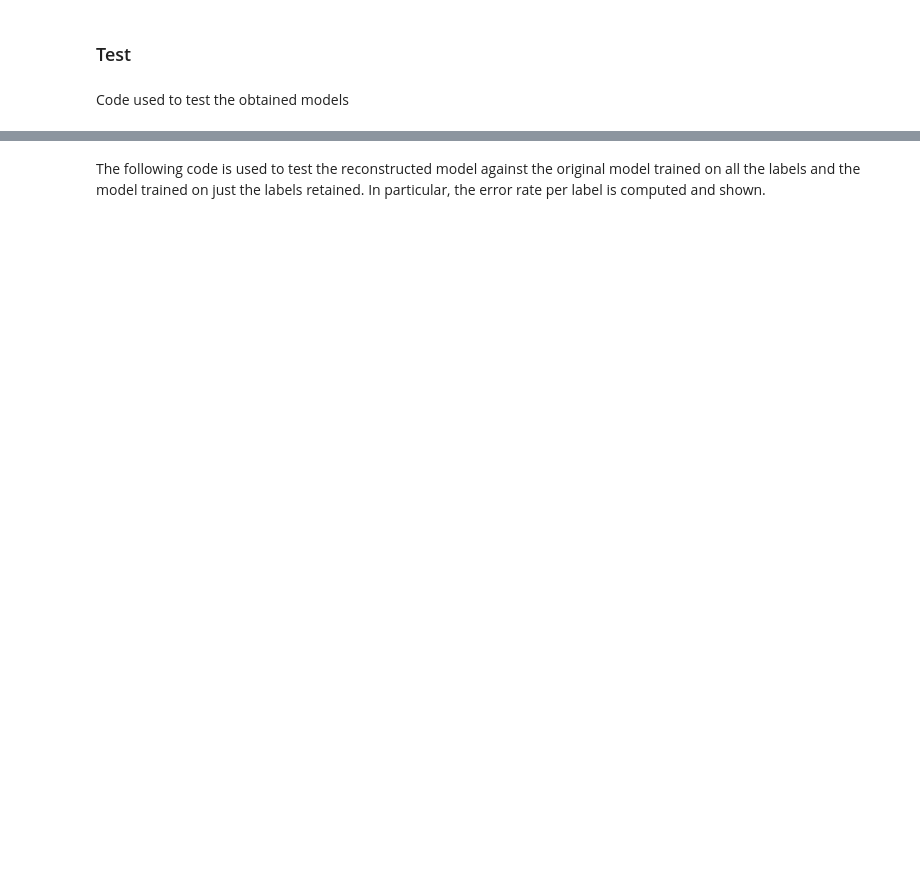
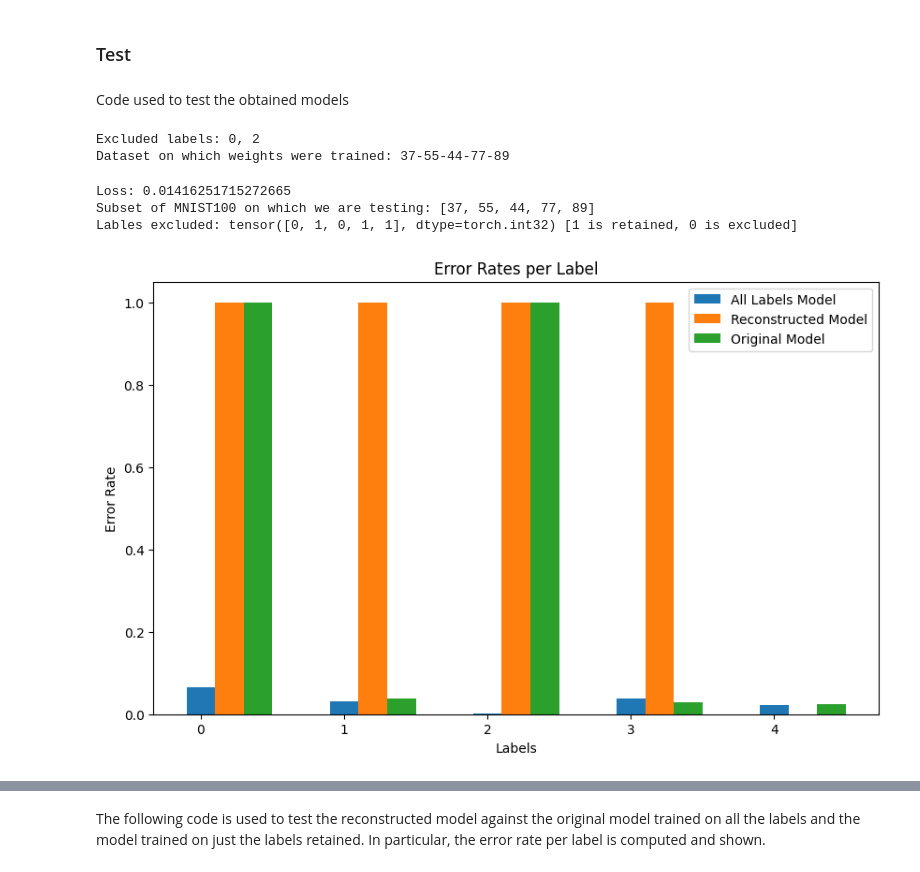
Before and after one commit to palmaaaa/AML, a Jupyter notebook: Practice/practice.ipynb, the cells around one changed output, grey strips where cells are left out. Drawn from its saved outputs; the diff is of its cells as text; code cells hidden in the pictures; blank space fills up the shorter version.

```diff
--- a/Practice/practice.ipynb
+++ b/Practice/practice.ipynb
@@ -1671,3 +1705,7 @@ dataset = WeightsDataset("dataset/model_weights", "dataset/results.xlsx", TinyCN
+# %%
+n_nodes = train_dataset[0][1].x.shape[0]
+n_edges = train_dataset[0][1].edge_attr.shape[0]
+len_excluded_labels = len(train_dataset[0][2])
 # %% [markdown]
 We had to define our custom collate_fn because of the *batch graph*. We could have used the Dataloader defined by torch geometric, but we have to return also other things and not only the batched graphs
 # %%
@@ -1682,7 +1720,8 @@ def collate_fn(batch):
 
     return batched_weights, batched_graphs, excluded_labels
 
-dataloader = DataLoader(dataset, batch_size=4, shuffle=True, collate_fn=collate_fn)
+train_dataloader = DataLoader(train_dataset, batch_size=8, shuffle=True, collate_fn=collate_fn)
+val_dataloader = DataLoader(val_dataset, batch_size=8, shuffle=True, collate_fn=collate_fn)
 # %% [markdown]
 ### Model
 # %% [markdown]
@@ -1834,7 +1887,7 @@ class WeightsReconstructor(nn.Module):
     return x
 # %%
 def train(epochs, model, dataloader, optimizer, criterion):
-  for epoch in range(1, epochs+1):
+  for epoch in tqdm(range(1, epochs+1), desc = "Training", leave=False):
     avg_loss = 0
     for weights, graph, excluded_labels in dataloader:
       weights = weights.to(device)
@@ -1884 +2033,10 @@ Code used to test the obtained models
+# %%
+test(model, test_dataset, 100)
+# %% [output]
+Excluded labels: 0, 2
+Dataset on which weights were trained: 37-55-44-77-89
+Loss: 0.01416251715272665
+Subset of MNIST100 on which we are testing: [37, 55, 44, 77, 89]
+Lables excluded: tensor([0, 1, 0, 1, 1], dtype=torch.int32) [1 is retained, 0 is excluded]
+[figure, added]
 # %%
```
Also changed, not shown: parts of 14 cells of this notebook.
